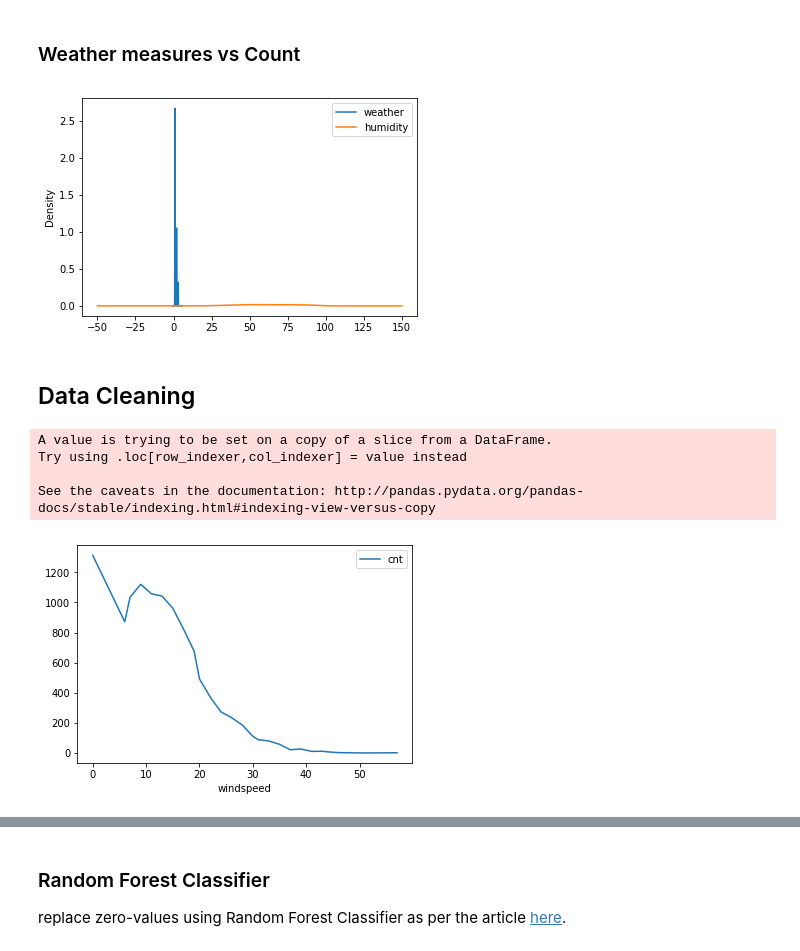
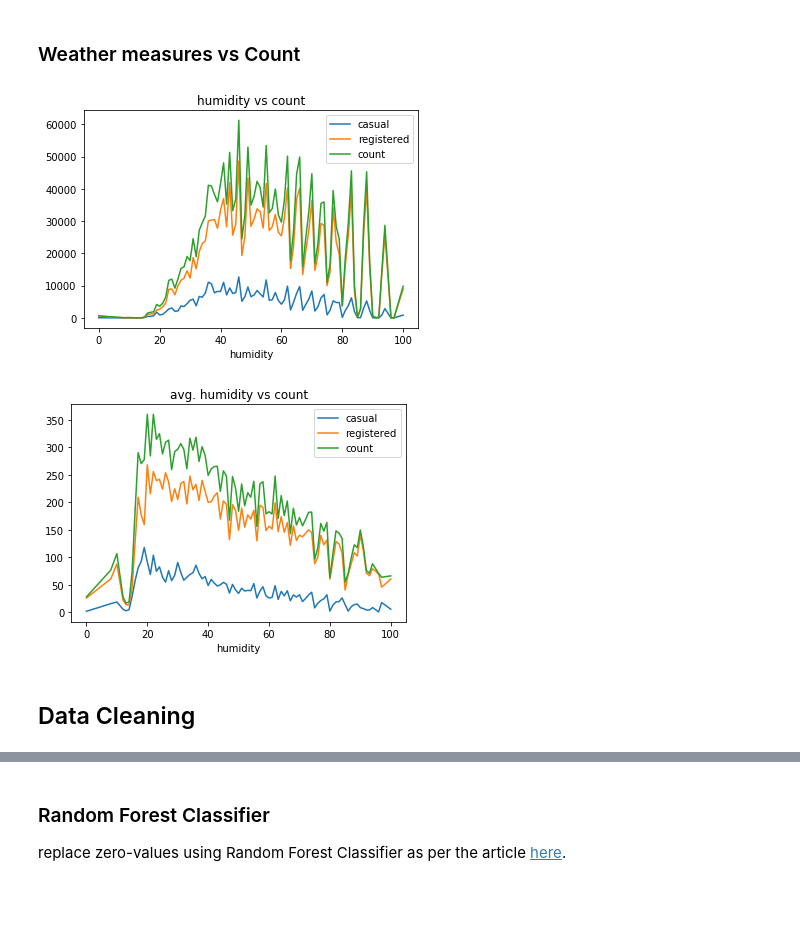
Before and after one commit to xtrmstep/bike-sharing-demand-exercise, a Jupyter notebook: bike-sharing-analysis.ipynb, the cells around one changed output, grey strips where cells are left out. Saved outputs shown, nothing was run; the diff lists cells and outputs as text; code cells hidden in the pictures; blank space fills up the shorter version.

```diff
--- a/bike-sharing-analysis.ipynb
+++ b/bike-sharing-analysis.ipynb
@@ -161,11 +161,3 @@ plt.show()
 [figure]
 # %% [markdown]
 ### Weather measures vs Count
-# %%
-#weather
-#humidity
-d = data[['weather','humidity']]
-d.plot.kde()
-plt.show()
-# %% [output]
-[figure, removed]
@@ -176,13 +164,14 @@ plt.show()
+# %%
+# humidity vs count
+d = data[['humidity','casual','registered','count']]
+d.groupby('humidity').sum().reset_index().plot(x='humidity', title='humidity vs count')
+plt.show()
+
+# humidity vs count
+d.groupby('humidity').mean().reset_index().plot(x='humidity', title='avg. humidity vs count')
+plt.show()
+# %% [output]
+[figure, added]
+[figure, added]
 # %% [markdown]
 ## Data Cleaning
-# %%
-d = data[['windspeed']]
-d['cnt'] = 1
-d.groupby('windspeed').sum().reset_index().plot(x='windspeed')
-plt.show()
-# %% [output]
-A value is trying to be set on a copy of a slice from a DataFrame.
-Try using .loc[row_indexer,col_indexer] = value instead
-
-See the caveats in the documentation: http://pandas.pydata.org/pandas-docs/stable/indexing.html#indexing-view-versus-copy
-[figure, removed]
```
Also changed, not shown: parts of 8 cells of this notebook, 2 other files.
